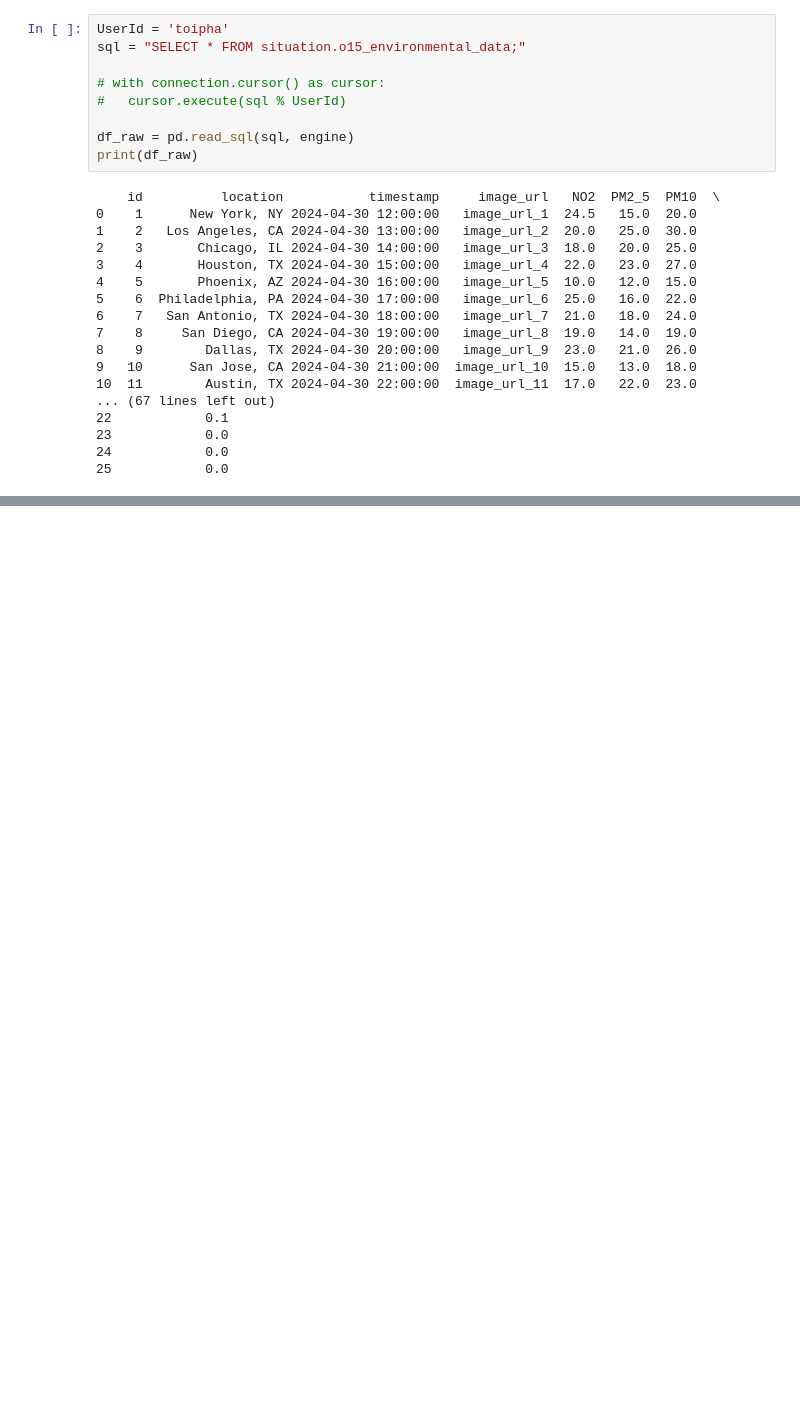
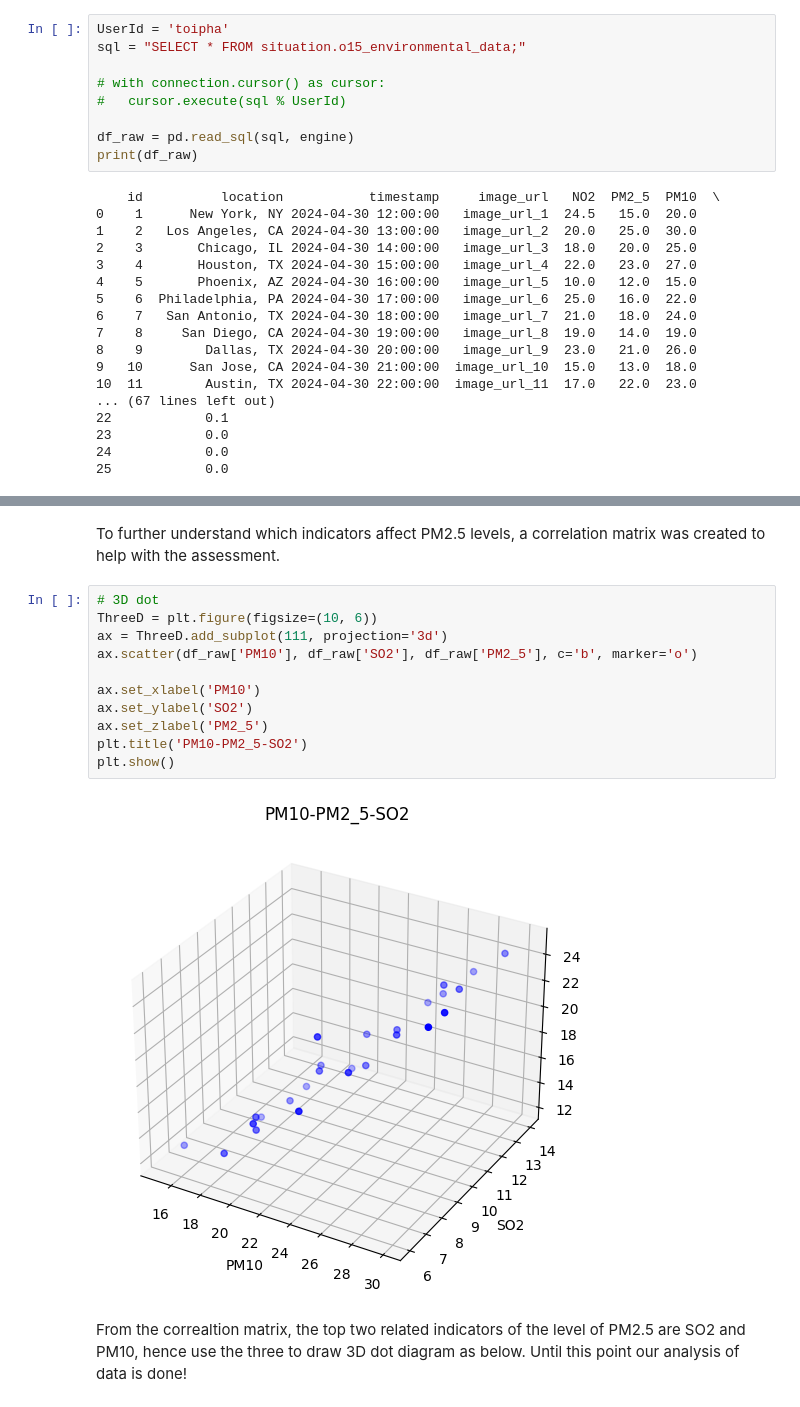
Before and after one commit to Gressling/cheminf-EDU, a Jupyter notebook: machineLearning/environmental_pollution/o15_environmental_toipha.ipynb, the cells around one changed output, grey strips where cells are left out. Drawn from its saved outputs; the diff is of its cells as text; blank space fills up the shorter version.

```diff
--- a/machineLearning/environmental_pollution/o15_environmental_toipha.ipynb
+++ b/machineLearning/environmental_pollution/o15_environmental_toipha.ipynb
@@ -47,0 +124,17 @@ print(df_raw)
+# %% [markdown]
+To further understand which indicators affect PM2.5 levels, a correlation matrix was created to help with the assessment.
+# %%
+# 3D dot
+ThreeD = plt.figure(figsize=(10, 6))
+ax = ThreeD.add_subplot(111, projection='3d')
+ax.scatter(df_raw['PM10'], df_raw['SO2'], df_raw['PM2_5'], c='b', marker='o')
+
+ax.set_xlabel('PM10')
+ax.set_ylabel('SO2')
+ax.set_zlabel('PM2_5')
+plt.title('PM10-PM2_5-SO2')
+plt.show()
+# %% [output]
+[figure, added]
+# %% [markdown]
+From the correaltion matrix, the top two related indicators of the level of PM2.5 are SO2 and PM10, hence use the three to draw 3D dot diagram as below. Until this point our analysis of data is done!
```
Also changed, not shown: parts of 10 cells of this notebook, 1 other file.
